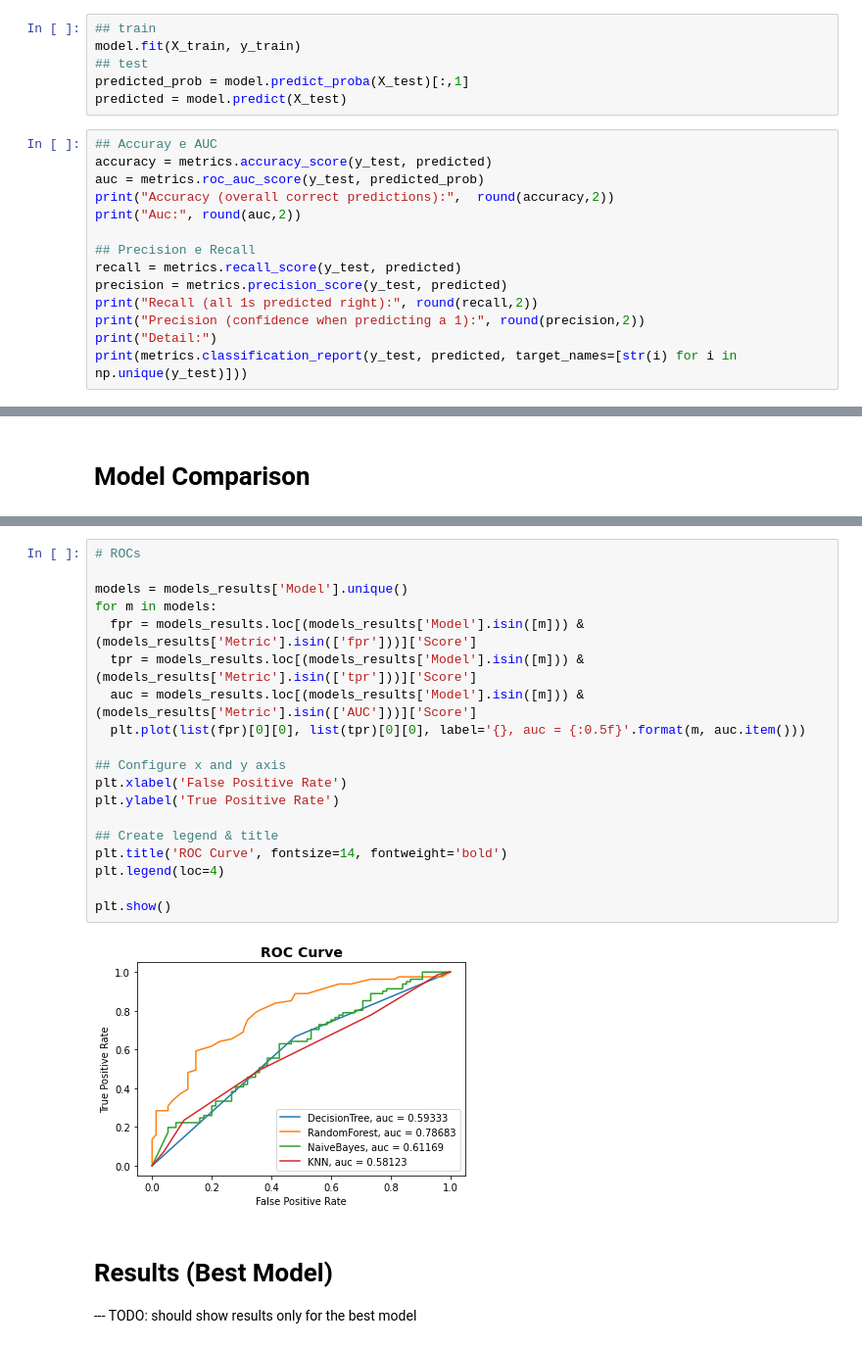
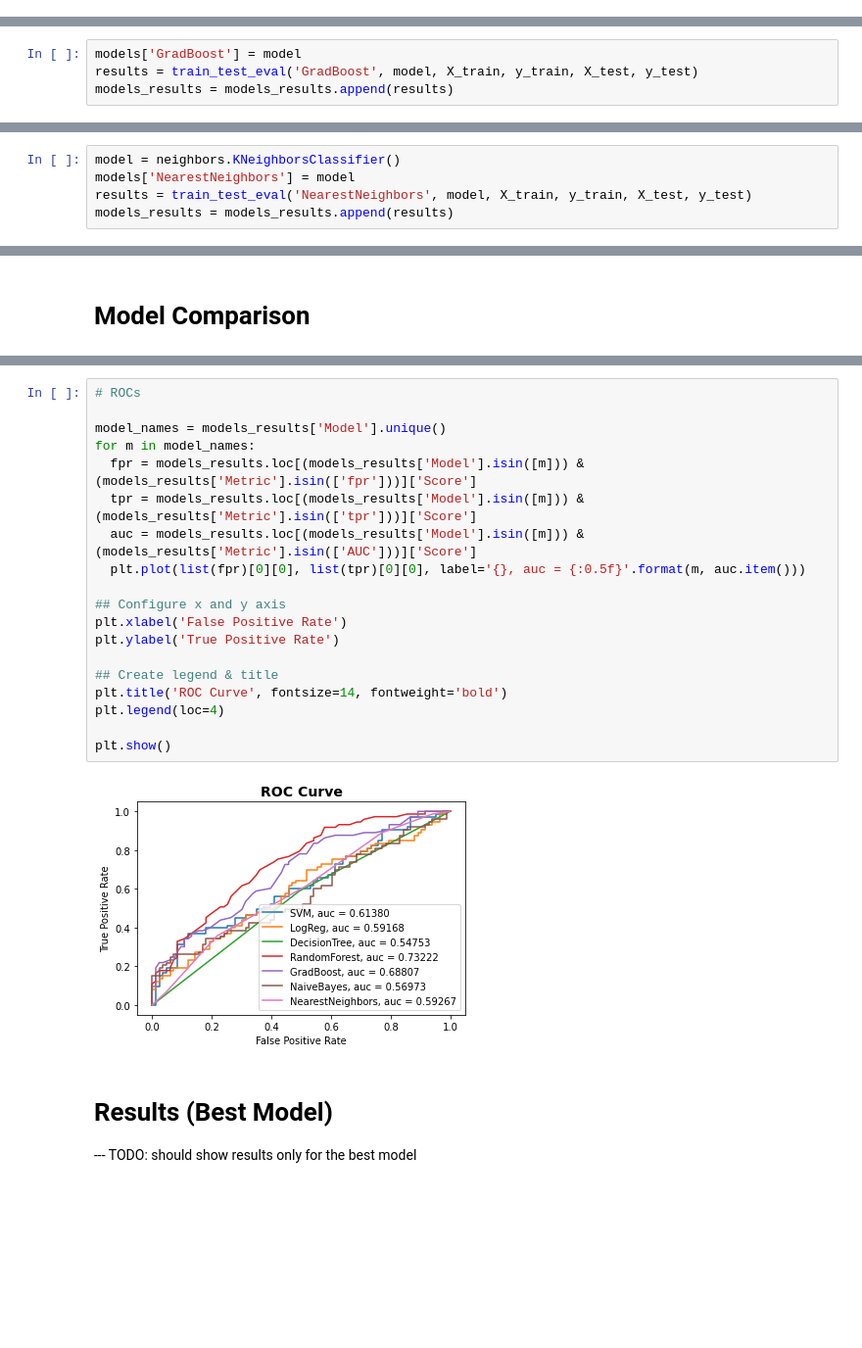
Before and after one commit to miriamdb/eeg_data_science, a Jupyter notebook: model/modeling.ipynb, the cells around one changed output, grey strips where cells are left out. Shown: that part at 98% size. Cells and saved outputs as stored; diff of their text form; blank space fills up the shorter version.

```diff
--- a/model/modeling.ipynb
+++ b/model/modeling.ipynb
@@ -418,20 +401,0 @@ plt.show()
-# %%
-## train
-model.fit(X_train, y_train)
-## test
-predicted_prob = model.predict_proba(X_test)[:,1]
-predicted = model.predict(X_test)
-# %%
-## Accuray e AUC
-accuracy = metrics.accuracy_score(y_test, predicted)
-auc = metrics.roc_auc_score(y_test, predicted_prob)
-print("Accuracy (overall correct predictions):",  round(accuracy,2))
-print("Auc:", round(auc,2))
-
-## Precision e Recall
-recall = metrics.recall_score(y_test, predicted)
-precision = metrics.precision_score(y_test, predicted)
-print("Recall (all 1s predicted right):", round(recall,2))
-print("Precision (confidence when predicting a 1):", round(precision,2))
-print("Detail:")
-print(metrics.classification_report(y_test, predicted, target_names=[str(i) for i in np.unique(y_test)]))
@@ -451,0 +402,4 @@ weighted avg       0.69      0.69      0.69       156
+# %%
+models['GradBoost'] = model
+results = train_test_eval('GradBoost', model, X_train, y_train, X_test, y_test)
+models_results = models_results.append(results)
@@ -451,0 +450,5 @@ weighted avg       0.69      0.69      0.69       156
+# %%
+model = neighbors.KNeighborsClassifier()
+models['NearestNeighbors'] = model
+results = train_test_eval('NearestNeighbors', model, X_train, y_train, X_test, y_test)
+models_results = models_results.append(results)
@@ -474,24 +489,24 @@ plt.show()
 # %%
 # ROCs
 
-models = models_results['Model'].unique()
-for m in models:
+model_names = models_results['Model'].unique()
+for m in model_names:
   fpr = models_results.loc[(models_results['Model'].isin([m])) & (models_results['Metric'].isin(['fpr']))]['Score']
   tpr = models_results.loc[(models_results['Model'].isin([m])) & (models_results['Metric'].isin(['tpr']))]['Score']
   auc = models_results.loc[(models_results['Model'].isin([m])) & (models_results['Metric'].isin(['AUC']))]['Score']
   plt.plot(list(fpr)[0][0], list(tpr)[0][0], label='{}, auc = {:0.5f}'.format(m, auc.item()))
 
 ## Configure x and y axis
 plt.xlabel('False Positive Rate')
 plt.ylabel('True Positive Rate')
 
 ## Create legend & title
 plt.title('ROC Curve', fontsize=14, fontweight='bold')
 plt.legend(loc=4)
 
 plt.show()
 # %% [output]
-[figure, old version]
+[figure, new version]
 # %% [markdown]
 # Results (Best Model)
 
```
Also changed, not shown: parts of 39 cells of this notebook.
